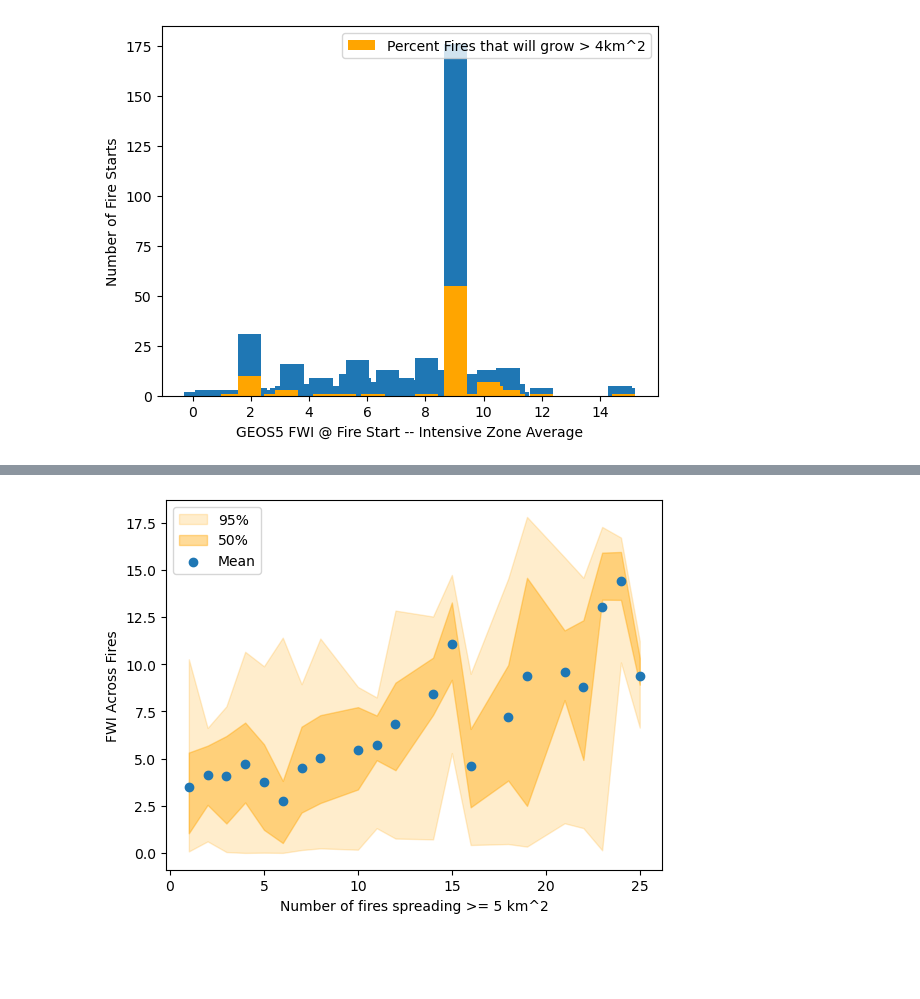
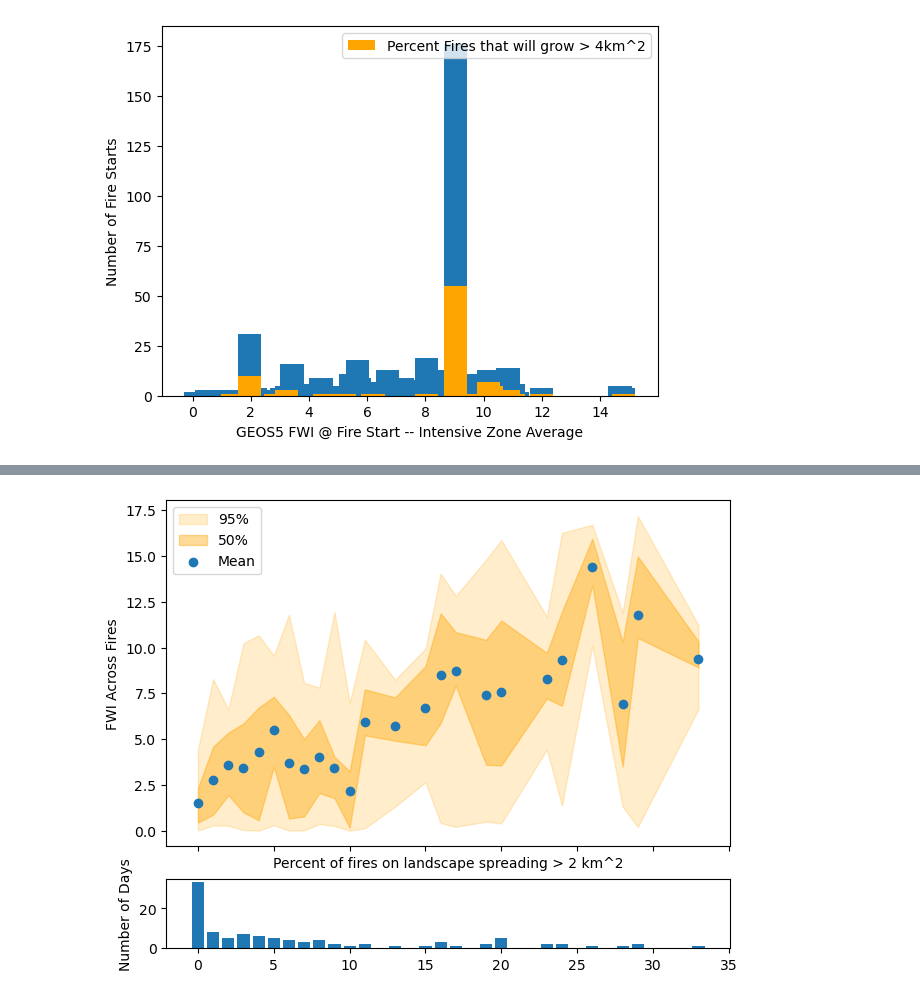
Before and after one commit to mccabete/fwiVis, a Jupyter notebook: notebooks/ciffc_ignitions.ipynb, the cells around one changed output, grey strips where cells are left out. Cells and saved outputs as stored; diff of their text form; code cells hidden in the pictures; blank space fills up the shorter version.

Commit message:
percent fires spreading by FWI

```diff
--- a/notebooks/ciffc_ignitions.ipynb
+++ b/notebooks/ciffc_ignitions.ipynb
@@ -711,12 +711,29 @@ plt.legend()
 <matplotlib.legend.Legend at 0x...>
 [figure]
 # %%
-def get_num_fires(df):
-    n = len(df.fireID.unique())
+
+
+
+
+thresh = 2
+
+def get_num_fires(df, thresh = thresh, var = "farea_diff_stand"):
+    n = len(df[df[var] > thresh].fireID.unique())
     return(n)
 
-thresh = 5
-num_fires = fire3[fire3.farea_diff_stand > thresh].groupby("t").apply(get_num_fires).reset_index()
+def get_percent_fires_spread(df, thresh = thresh, var = "farea_diff_stand"):
+
+    n = len(df.fireID.unique())
+    n_thresh = len(df[df[var] > thresh].fireID.unique())
+    if(n == 0):
+        print(f"{n} fires on the landscape.")
+        return(n)
+    return(n_thresh/n)
+
+num_fires = fire3.groupby("t").apply(get_num_fires).reset_index()
+percent_fires = fire3.groupby("t").apply(get_percent_fires_spread).reset_index()
+percent_fires.rename(columns={0 : "percent_fires"})
+percent_fires.loc[:,"FWI_spread"] = ""
 num_fires.rename(columns={0 : "num_fires"})
 num_fires.loc[:,"FWI_spread"] = ""
 
@@ -731,6 +748,16 @@ for t in num_fires.t:
         print(f"Multiple FWI value for specific date \n {counts[counts[FWI_var] >1]}")
     tmp = fwi_vals.agg(list)
     num_fires.loc[num_fires.t == t, "FWI_spread"] =  str(tmp)
+
+df = fire3.copy()
+df = df[["t", "fireID", FWI_var]].drop_duplicates()
+for t in percent_fires.t:
+    fwi_vals = df[df.t == t].groupby("fireID")[FWI_var].max() ## Should only be one value
+    counts = df[df.t == t].groupby("fireID")[FWI_var].count().reset_index()
+    if(any(counts[FWI_var] > 1)):
+        print(f"Multiple FWI value for specific date \n {counts[counts[FWI_var] >1]}")
+    tmp = fwi_vals.agg(list)
+    percent_fires.loc[percent_fires.t == t, "FWI_spread"] =  str(tmp)
 # %%
 import ast
 
@@ -803,7 +871,7 @@ sns.violinplot(data=num_test_raw, x="num_fires", y="FWI_spread", split=True, inn
 # %%
 
 #fig1, ([ax, ax2],  [ax5, ax6], [ax3, ax4]) = plt.subplots(3,2, gridspec_kw={'width_ratios':[100,4], 'height_ratios': [1,5, 1]}, constrained_layout=True)
-fig, ax = plt.subplots()
+fig, ([ax, ax2]) = plt.subplots(2, gridspec_kw={'height_ratios': [5, 1]},sharex=True, constrained_layout=True)
 
 # Plot the data on the axes
 ax.fill_between(x = num_test.num_fires, y1 =num_test['025_percent'], y2 = num_test['975_percent'], alpha = 0.2, color = "orange", label = "95%")
@@ -818,7 +886,13 @@ ax.set_title("")
 
 # Set the labels for the x and y axes
 ax.set_ylabel("FWI Across Fires")
-ax.set_xlabel(f"Number of fires spreading >= {thresh} km^2")
+ax.set_xlabel(f"Number of fires spreading > {thresh} km^2")
+
+ax.set_ylabel("FWI Across Fires")
+ax.set_xlabel(f"Percent of fires on landscape spreading > {thresh} km^2")
+ax2.bar(num_test.num_fires, num_test.day_count)
+#ax2.set_yscale("log")
+ax2.set_ylabel("Number of Days")
 
 ####### Customize the plot
 # ax2.set_xticks(range(len(categories)))
@@ -834,32 +908,32 @@ ax.set_xlabel(f"Number of fires spreading >= {thresh} km^2")
 # ax2.invert_yaxis()
 
 # # Set y-axis limits and ticks
 # ax2.set_ylim(max_count, -0.5)
 # ax2.set_yticks(range(max_count))
 # ax2.set_yticklabels(range(max_count, 0, -1))
 
 # # Remove all spines
 # for spine in ax.spines.values():
 #     spine.set_visible(False)
 
 # # Add a horizontal colorbar at the top
 # cbar_ax = fig.add_axes([0.1, 0.95, 0.8, 0.02])
 # cbar = fig.colorbar(scatter, cax=cbar_ax, orientation='horizontal')
 # cbar.set_label('Quality')
 
 
 # plt.subplots_adjust(top=0.85)  # Adjust top margin for colorbar
 #plt.constrained_layout()
 plt.show()
 
 
 # Display the plot
 
 # plt.scatter(num_test.num_fires, num_test.max_fwi, color = "orange", alpha = 0.2)
 # plt.scatter(num_test.num_fires, num_test.min_fwi, color = "orange", alpha = 0.2)
 # plt.scatter(num_test.num_fires, num_test.mean_fwi)
 
 #num_test
 # %% [output]
-[figure, old version]
+[figure, new version]
 # %%
```
Also changed, not shown: parts of 5 cells of this notebook, 4 other files.
